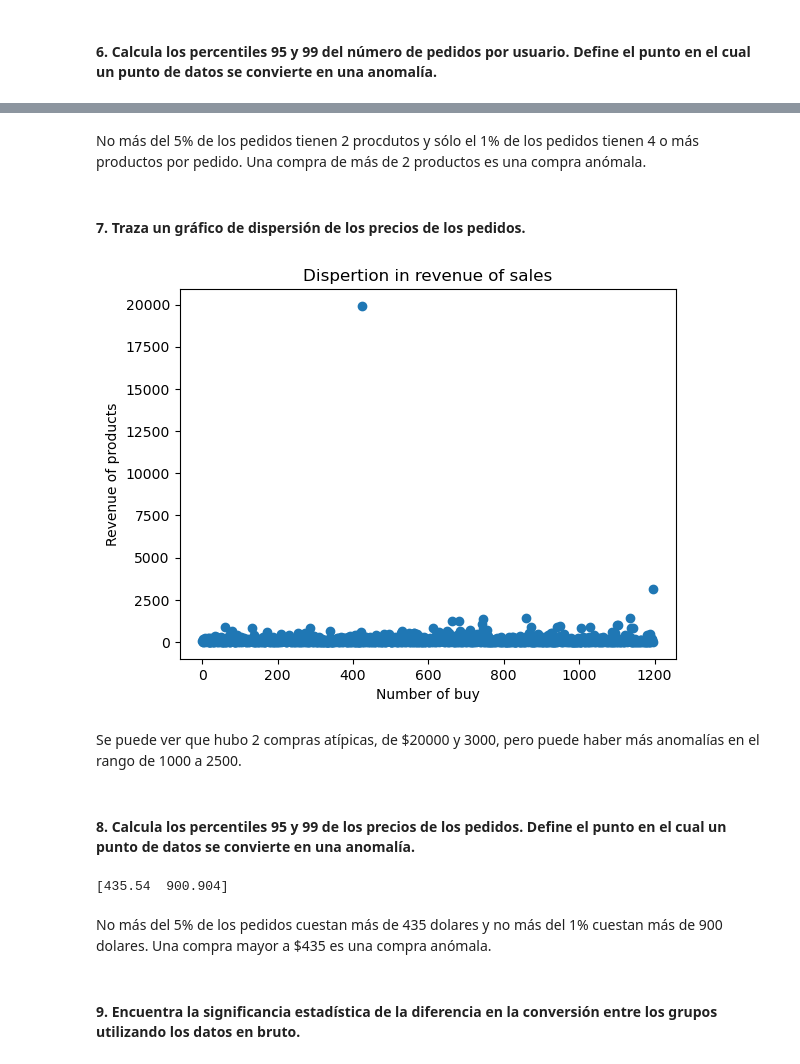
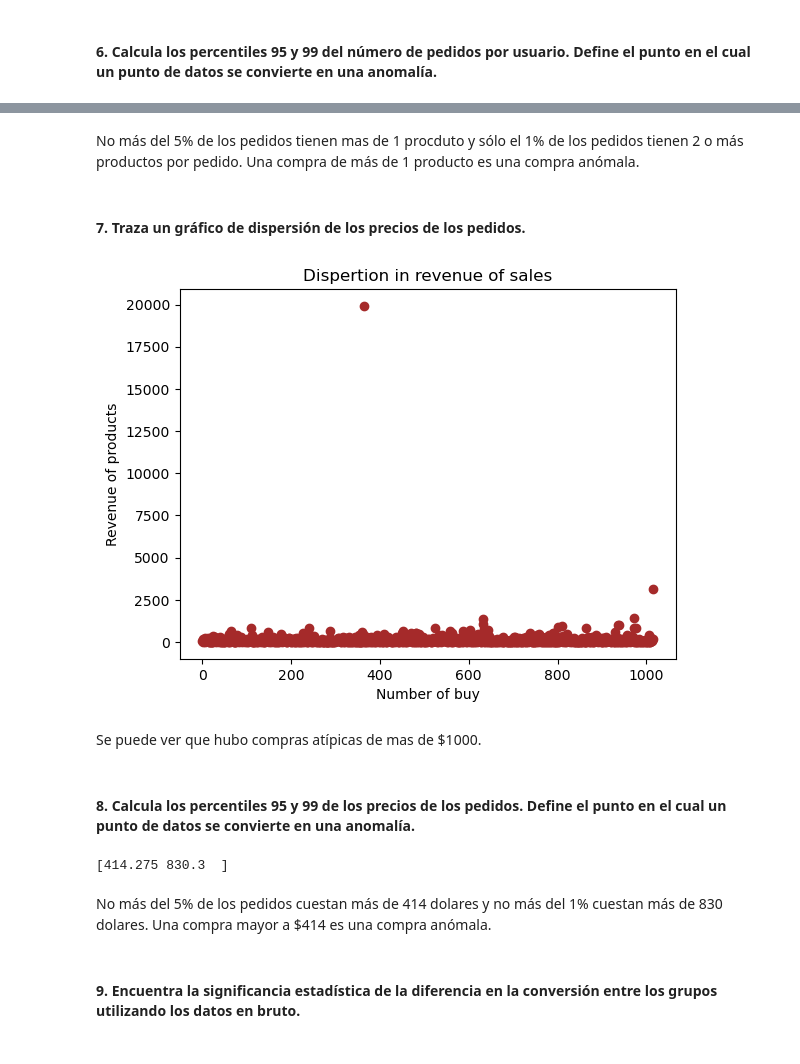
Before and after one commit to arteaga7/Project10, a Jupyter notebook: project10.ipynb, the cells around one changed output, grey strips where cells are left out. Drawn from its saved outputs; the diff is of its cells as text; code cells hidden in the pictures.

```diff
--- a/project10.ipynb
+++ b/project10.ipynb
@@ -99 +85,8 @@ orders.head(5)
+# %%
+# Obtain users in group A and B
+duplicated_users = orders.groupby('userId')['group'].nunique()
+duplicated_users = duplicated_users[duplicated_users > 1].index
+
+# Delete users in both groups
+orders = orders[~orders['userId'].isin(duplicated_users)]
 # %%
@@ -304,27 +275,27 @@ print(np.percentile(ordersByUsers['orders'], [95, 99]))
 # %% [markdown]
-No más del 5% de los pedidos tienen 2 procdutos y sólo el 1% de los pedidos tienen 4 o más productos por pedido. Una compra de más de 2 productos es una compra anómala.
+No más del 5% de los pedidos tienen mas de 1 procduto y sólo el 1% de los pedidos tienen 2 o más productos por pedido. Una compra de más de 1 producto es una compra anómala.
 # %% [markdown]
 #### 7. Traza un gráfico de dispersión de los precios de los pedidos.
 # %%
-#Scatter plot
+# Scatter plot
 x_values = pd.Series(range(0, len(orders['revenue'])))
-plt.scatter(x_values, orders['revenue'])
+plt.scatter(x_values, orders['revenue'], color='brown')
 plt.xlabel('Number of buy')
 plt.ylabel('Revenue of products')
 plt.title('Dispertion in revenue of sales')
 plt.show()
 # %% [output]
-[figure, old version]
+[figure, new version]
 # %% [markdown]
-Se puede ver que hubo 2 compras atípicas, de $20000 y 3000, pero puede haber más anomalías en el rango de 1000 a 2500.
+Se puede ver que hubo compras atípicas de mas de $1000.
 # %% [markdown]
 #### 8. Calcula los percentiles 95 y 99 de los precios de los pedidos. Define el punto en el cual un punto de datos se convierte en una anomalía.
 # %%
 print(np.percentile(orders['revenue'], [95, 99]))
 # %% [output]
-[435.54  900.904]
+[414.275 830.3  ]
 # %% [markdown]
-No más del 5% de los pedidos cuestan más de 435 dolares y no más del 1% cuestan más de 900 dolares. Una compra mayor a $435 es una compra anómala.
+No más del 5% de los pedidos cuestan más de 414 dolares y no más del 1% cuestan más de 830 dolares. Una compra mayor a $414 es una compra anómala.
 # %% [markdown]
 #### 9. Encuentra la significancia estadística de la diferencia en la conversión entre los grupos utilizando los datos en bruto.
 # %% [markdown]
```
Also changed, not shown: parts of 40 cells of this notebook.
